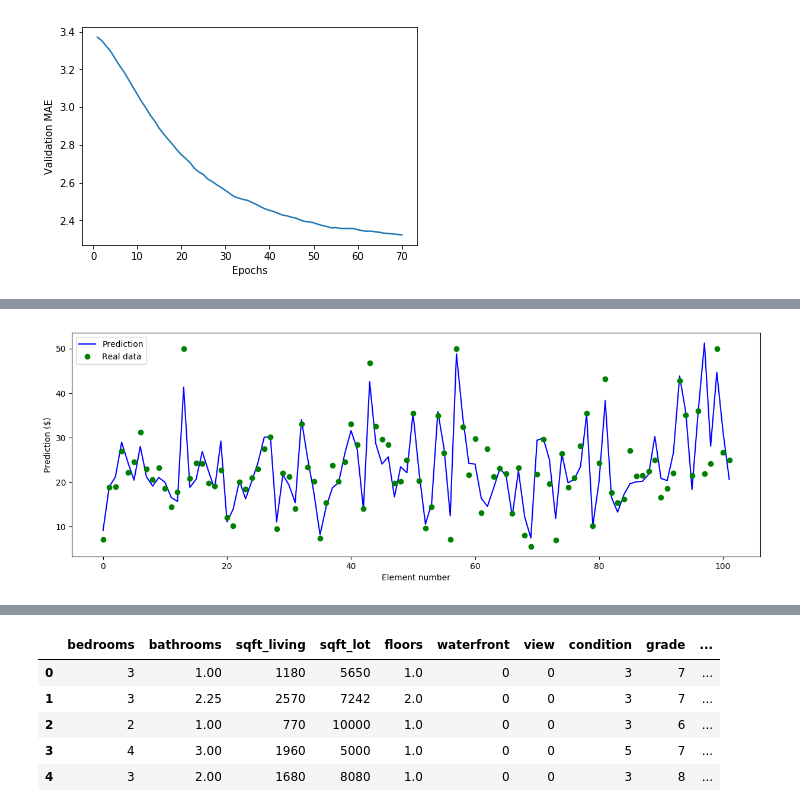
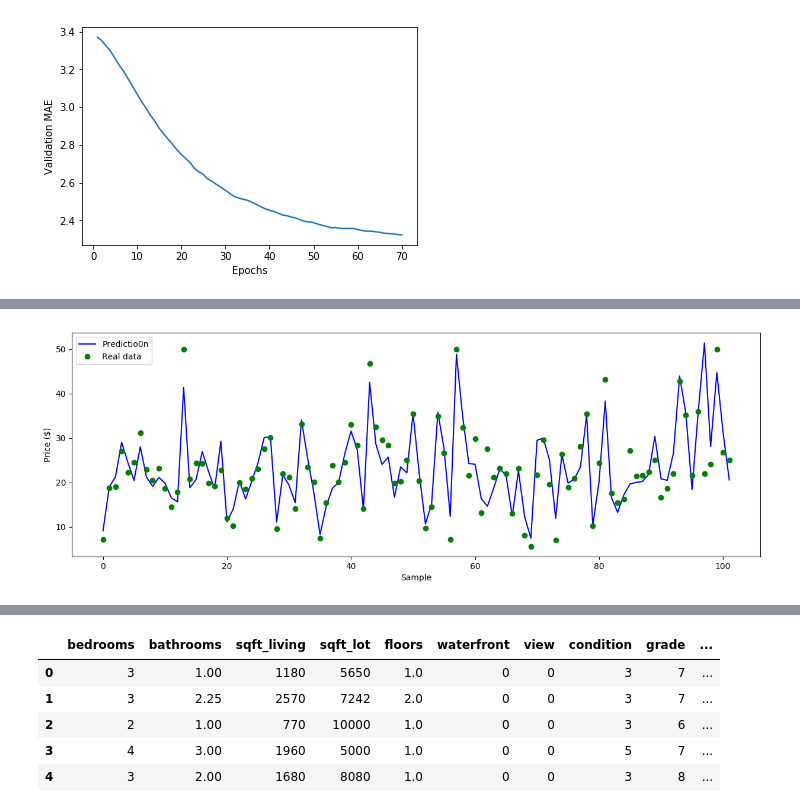
Before and after one commit to miguelvelazco0116/IBMDataScience, a Jupyter notebook: Predicting house prices.ipynb, the cells around one changed output, grey strips where cells are left out. Drawn from its saved outputs; the diff is of its cells as text; code cells hidden in the pictures.

```diff
--- a/Predicting house prices.ipynb
+++ b/Predicting house prices.ipynb
@@ -261,14 +292,14 @@ Prediction: [ 21.19046402]
 Target: 22.9
 # %%
 fig = plt.figure(figsize=(15, 5), dpi = 100)
-plt.plot(predictions, 'b', label = 'Prediction')
+plt.plot(predictions, 'b', label = 'Predictio0n')
 plt.plot(test_targets, 'go', label = 'Real data')
-plt.xlabel('Element number')
-plt.ylabel('Prediction ($)')
+plt.xlabel('Sample')
+plt.ylabel('Price ($)')
 plt.legend()
 
 plt.show()
 # %% [output]
-[figure, old version]
+[figure, new version]
 # %%
 # The code was removed by DSX for sharing.
```
Also changed, not shown: parts of 16 cells of this notebook.
